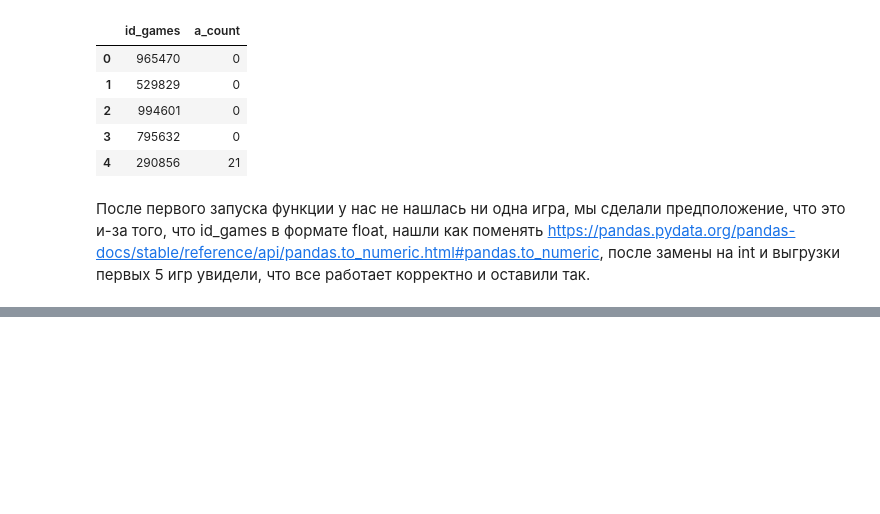
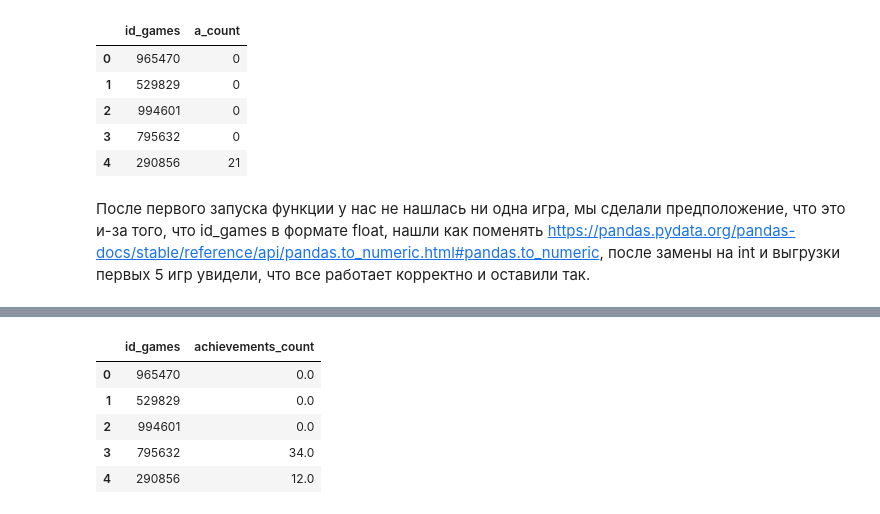
Before and after one commit to zolzayada/GP3_cool, a Jupyter notebook: апи_гп3КУЛ.ipynb, the cells around one changed output, grey strips where cells are left out. Drawn from its saved outputs; the diff is of its cells as text; code cells hidden in the pictures; blank space fills up the shorter version.

Commit message:
добавлен эндпоинт achievements

```diff
--- a/апи_гп3КУЛ.ipynb
+++ b/апи_гп3КУЛ.ipynb
@@ -663,0 +673,27 @@ df_a.head()
+# %%
+API_KEY = ""
+# %%
+def achievements(id_games):
+    sleep(0.5)
+    try:
+        params = {'key': API_KEY}
+        response = requests.get(f'https://api.rawg.io/api/games/{id_games}/achievements', params=params)
+        res = response.json()
+        return id_games, res['count']
+    except:
+        return id_games, None
+# %%
+with ThreadPoolExecutor(max_workers=5) as executor:
+    results_endp_achievements = list(tqdm(executor.map(achievements, df_r['id_games']), total=len(df_r)))
+# %%
+df_ach = pd.DataFrame(results_endp_achievements, columns=['id_games', 'achievements_count'])
+
+df_ach.to_csv('rawg_endp_achievements.csv', index=False)
+df_ach.head()
+# %% [output]
+|  | id_games | achievements_count |
+| 0 | 965470 | 0.0 |
+| 1 | 529829 | 0.0 |
+| 2 | 994601 | 0.0 |
+| 3 | 795632 | 34.0 |
+| 4 | 290856 | 12.0 |
```
Also changed, not shown: parts of 3 cells of this notebook.
